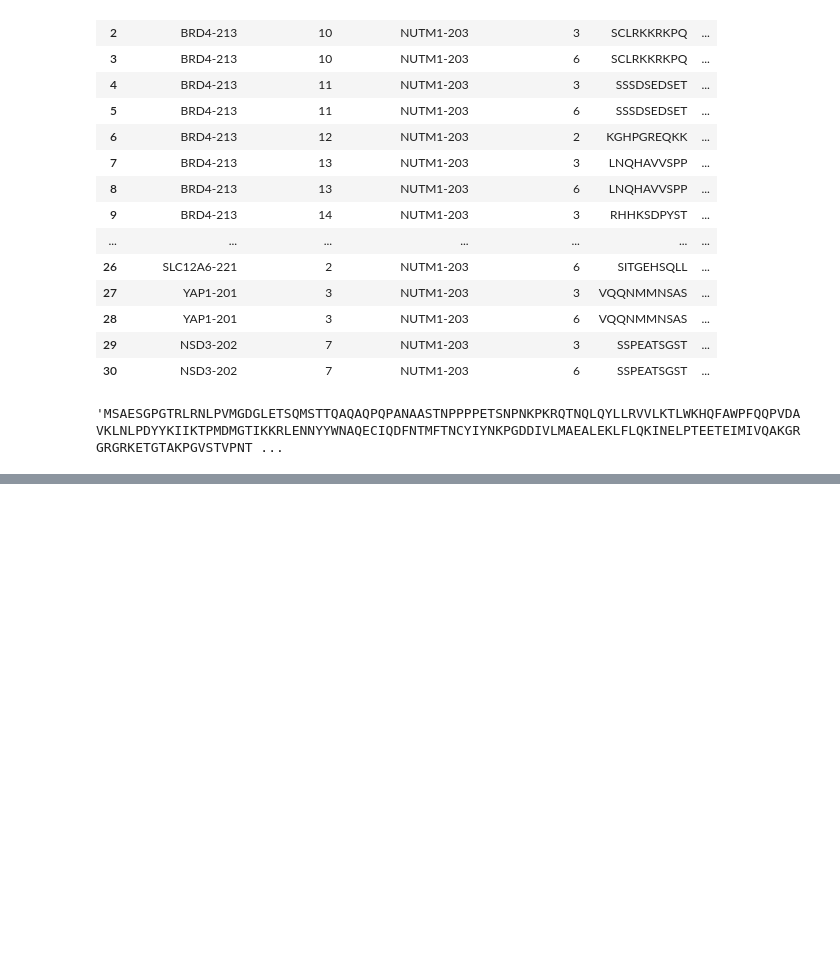
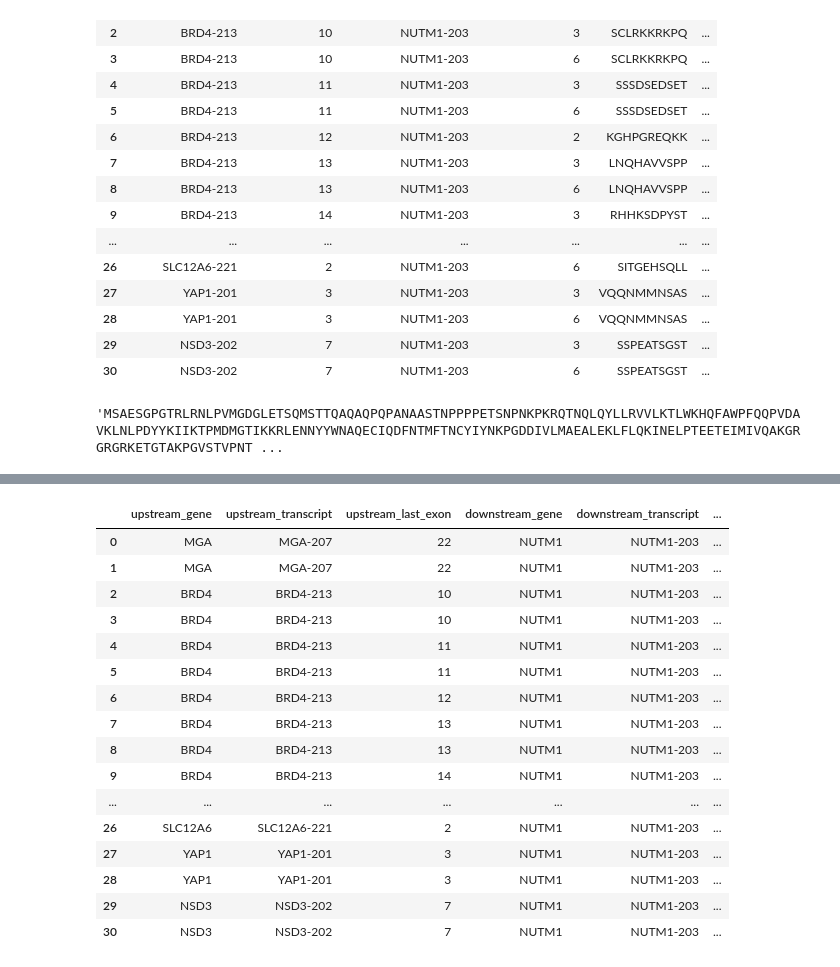
Before and after one commit to pirl-unc/nutm1-fusions, a Jupyter notebook: Generate fusion proteins.ipynb, the cells around one changed output, grey strips where cells are left out. Drawn from its saved outputs; the diff is of its cells as text; code cells hidden in the pictures; blank space fills up the shorter version.

Commit message:
look at public expression data

```diff
--- a/Generate fusion proteins.ipynb
+++ b/Generate fusion proteins.ipynb
@@ -338,11 +338,19 @@ for (k1, k2), cds in fused_coding_sequences.items():
     data["upstream_cds"].append(cds[:breakpoint])
     data["downstream_cds"].append(cds[breakpoint:])
     if breakpoint % 3 == 0:
+        data["junction_inside_codon"].append(False)
         data["protein_upstream"].append(protein[:breakpoint // 3])
         data["protein_junction"].append("")
         data["protein_downstream"].append(protein[breakpoint//3:])
-        data["junction_creates_mutant_residue"].append(False)
+        data["junction_same_upstream"].append(True)
+        data["junction_same_downstream"].append(True)
+        data["junction_same_in_both"].append(True)
+        data["junction_same_in_either"].append(True)
+        data["junction_mutant_residue"].append(False)
+
+
     else:
+        data["junction_inside_codon"].append(True)
         data["protein_upstream"].append(protein[:breakpoint // 3])
         junction_aa = protein[breakpoint // 3]
         data["protein_junction"].append(junction_aa)
@@ -351,11 +359,15 @@ for (k1, k2), cds in fused_coding_sequences.items():
         downstream_protein_sequence = downstream_transcript.protein_sequence
         p3_name, p3_exon = k2
         cds_length_before_downstream_breakpoint = name_and_exon_to_cds_length[(p3_name, p3_exon - 1)]
+        same_upstream = (junction_aa == upstream_protein_sequence[breakpoint//3])
+        same_downstream = (junction_aa == downstream_protein_sequence[cds_length_before_downstream_breakpoint // 3])
+        data["junction_same_upstream"].append(same_upstream)
+        data["junction_same_downstream"].append(same_downstream)
+        data["junction_same_in_both"].append(same_upstream and same_downstream)
+        data["junction_same_in_either"].append(same_upstream or same_downstream)
+        data["junction_mutant_residue"].append(not (same_upstream or same_downstream))
 
-        data["junction_creates_mutant_residue"].append(
-            (junction_aa != upstream_protein_sequence[breakpoint//3]) and
-            (junction_aa != downstream_protein_sequence[cds_length_before_downstream_breakpoint // 3])
-        )
+
 
 df = pd.DataFrame(data)
 #with open("nutm1-fusions.txt", "w") as f:
@@ -401,0 +431,20 @@ name_to_transcript["BRD4"].protein_sequence
+# %%
+df
+# %% [output]
+|  | upstream_gene | upstream_transcript | upstream_last_exon | downstream_gene | downstream_transcript | ... |
+| 0 | MGA | MGA-207 | 22 | NUTM1 | NUTM1-203 | ... |
+| 1 | MGA | MGA-207 | 22 | NUTM1 | NUTM1-203 | ... |
+| 2 | BRD4 | BRD4-213 | 10 | NUTM1 | NUTM1-203 | ... |
+| 3 | BRD4 | BRD4-213 | 10 | NUTM1 | NUTM1-203 | ... |
+| 4 | BRD4 | BRD4-213 | 11 | NUTM1 | NUTM1-203 | ... |
+| 5 | BRD4 | BRD4-213 | 11 | NUTM1 | NUTM1-203 | ... |
+| 6 | BRD4 | BRD4-213 | 12 | NUTM1 | NUTM1-203 | ... |
+| 7 | BRD4 | BRD4-213 | 13 | NUTM1 | NUTM1-203 | ... |
+| 8 | BRD4 | BRD4-213 | 13 | NUTM1 | NUTM1-203 | ... |
+| 9 | BRD4 | BRD4-213 | 14 | NUTM1 | NUTM1-203 | ... |
+| ... | ... | ... | ... | ... | ... | ... |
+| 26 | SLC12A6 | SLC12A6-221 | 2 | NUTM1 | NUTM1-203 | ... |
+| 27 | YAP1 | YAP1-201 | 3 | NUTM1 | NUTM1-203 | ... |
+| 28 | YAP1 | YAP1-201 | 3 | NUTM1 | NUTM1-203 | ... |
+| 29 | NSD3 | NSD3-202 | 7 | NUTM1 | NUTM1-203 | ... |
+| 30 | NSD3 | NSD3-202 | 7 | NUTM1 | NUTM1-203 | ... |
```
Also changed, not shown: parts of 7 cells of this notebook, 3 other files.
